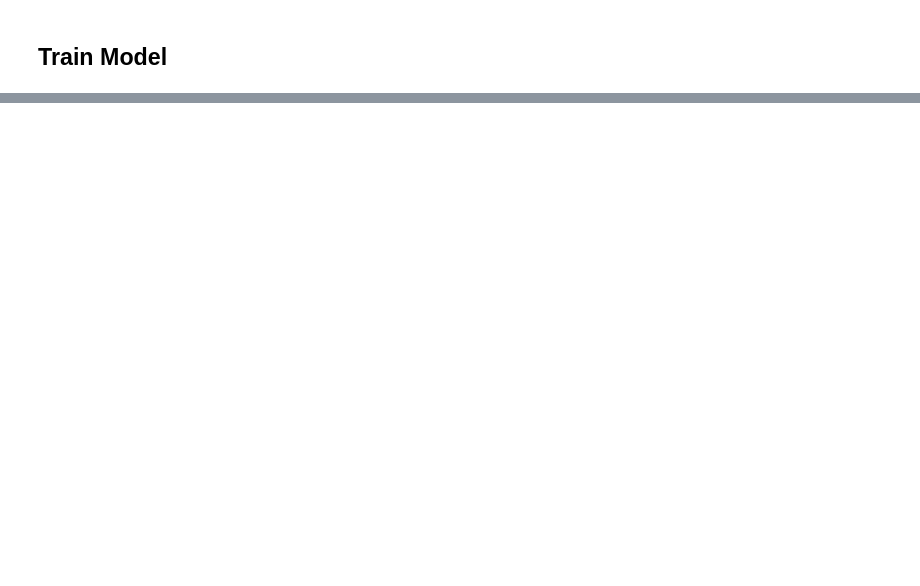
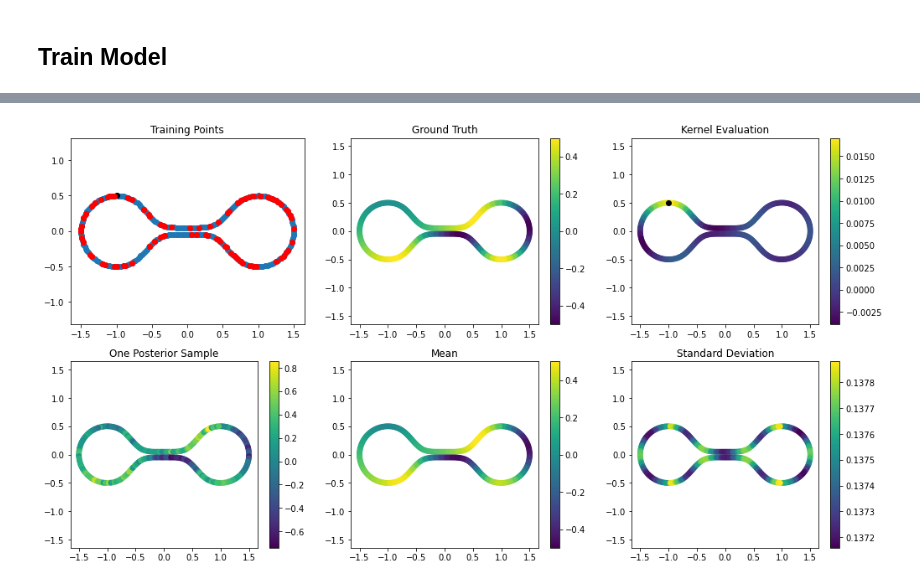
Before and after one commit to nash169/manifold-gp, a Jupyter notebook: examples/supervised_learning_1D.ipynb, the cells around one changed output, grey strips where cells are left out. Drawn from its saved outputs; the diff is of its cells as text; code cells hidden in the pictures; blank space fills up the shorter version.

Commit message:
Fixed different things and completed manifold-gp package (ready to merge).

```diff
--- a/examples/supervised_learning_1D.ipynb
+++ b/examples/supervised_learning_1D.ipynb
@@ -33,5 +35,5 @@ In order to simulate real case scenario we can apply a normally distributed nois
 # %%
-manifold_noise = 0.01
-sampled_x = sampled_x + manifold_noise * torch.randn(m, n).to(device)
+manifold_noise = 0.0
+noisy_x = sampled_x + manifold_noise * torch.randn(m, n).to(device)
 # %% [markdown]
 ### Apply noise to the ground truth
@@ -38,5 +41,5 @@ sampled_x = sampled_x + manifold_noise * torch.randn(m, n).to(device)
 # %%
 function_noise = 0.01
-sampled_y = sampled_y + function_noise * torch.randn(m, 1).to(device)
+noisy_y = sampled_y + function_noise * torch.randn(m).to(device)
 # %% [markdown]
 ## Training Dataset
@@ -43,7 +48,7 @@ sampled_y = sampled_y + function_noise * torch.randn(m, 1).to(device)
 # %%
 num_train = 100
 train_idx = torch.randint(m, (num_train,))
-train_x = sampled_x[train_idx, :]
-train_y = sampled_y[train_idx, :]
+train_x = noisy_x[train_idx, :]
+train_y = noisy_y[train_idx]
 # %% [markdown]
 ## Test Dataset
@@ -91,0 +113,8 @@ Iteration: 99, Loss: -191.860, Noise Variance: 0.018, Signal Variance: 1.590, Le
+# %%
+%%capture
+with torch.no_grad(), gpytorch.settings.fast_pred_var():
+    preds = likelihood(model(sampled_x))
+    mean = preds.mean
+    std = preds.variance.sqrt()
+    posterior_sample = preds.sample()
+    kernel_eval = kernel(sampled_x[0, :].unsqueeze(0), sampled_x).evaluate().squeeze()
@@ -91,0 +125,61 @@ Iteration: 99, Loss: -191.860, Noise Variance: 0.018, Signal Variance: 1.590, Le
+# %%
+with torch.no_grad():
+    fig = plt.figure(figsize=(17, 9))
+
+    # Bring data to cpu
+    if use_cuda:
+        sampled_x = sampled_x.cpu()
+        sampled_y = sampled_y.cpu()
+        train_x = train_x.cpu()
+        kernel_eval = kernel_eval.cpu()
+        posterior_sample = posterior_sample.cpu()
+        mean = mean.cpu()
+        std = std.cpu()
+
+    # Sampled Points
+    ax = fig.add_subplot(231)
+    ax.scatter(sampled_x[:, 0], sampled_x[:, 1])
+    ax.scatter(sampled_x[0, 0], sampled_x[0, 1], c='k')
+    ax.scatter(train_x[:, 0], train_x[:, 1], c="r", edgecolors="r")
+    ax.axis('equal')
+    ax.set_title('Training Points')
+
+    # Ground Truth
+    ax = fig.add_subplot(232)
+    plot = ax.scatter(sampled_x[:, 0], sampled_x[:, 1],
+                      c=sampled_y, vmin=-0.5, vmax=0.5)
+    fig.colorbar(plot)
+    ax.axis('equal')
+    ax.set_title('Ground Truth')
+
+    # Kernel evaluation
+    ax = fig.add_subplot(233)
+    plot = ax.scatter(sampled_x[:, 0], sampled_x[:, 1], c=kernel_eval)
+    ax.scatter(sampled_x[0, 0], sampled_x[0, 1], c='k')
+    fig.colorbar(plot)
+    ax.axis('equal')
+    ax.set_title('Kernel Evaluation')
+
+    # One Posterior Sample
+    ax = fig.add_subplot(234)
+    plot = ax.scatter(sampled_x[:, 0], sampled_x[:, 1], c=posterior_sample)
+    fig.colorbar(plot)
+    ax.axis('equal')
+    ax.set_title('One Posterior Sample')
+
+    # Mean
+    ax = fig.add_subplot(235)
+    plot = ax.scatter(sampled_x[:, 0], sampled_x[:, 1],
+                      c=mean, vmin=-0.5, vmax=0.5)
+    fig.colorbar(plot)
+    ax.axis('equal')
+    ax.set_title('Mean')
+
+    # Standard Deviation
+    ax = fig.add_subplot(236)
+    plot = ax.scatter(sampled_x[:, 0], sampled_x[:, 1], c=std)
+    fig.colorbar(plot)
+    ax.axis('equal')
+    ax.set_title('Standard Deviation')
+# %% [output]
+[figure, added]
```
Also changed, not shown: parts of 16 cells of this notebook, 5 other files.
